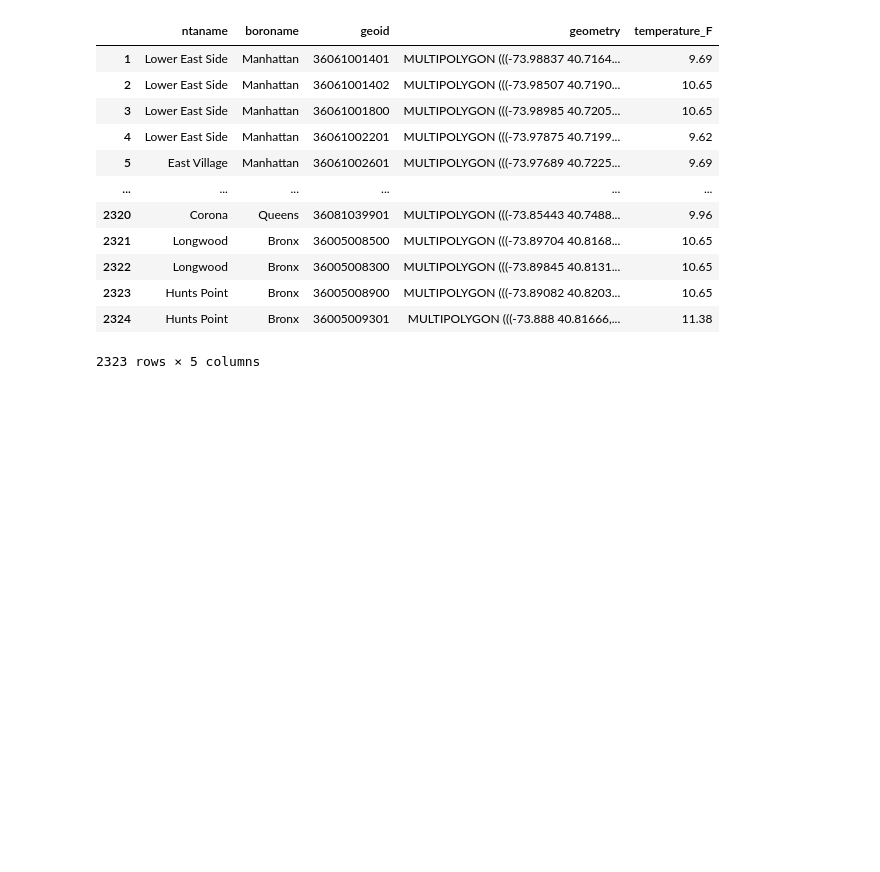
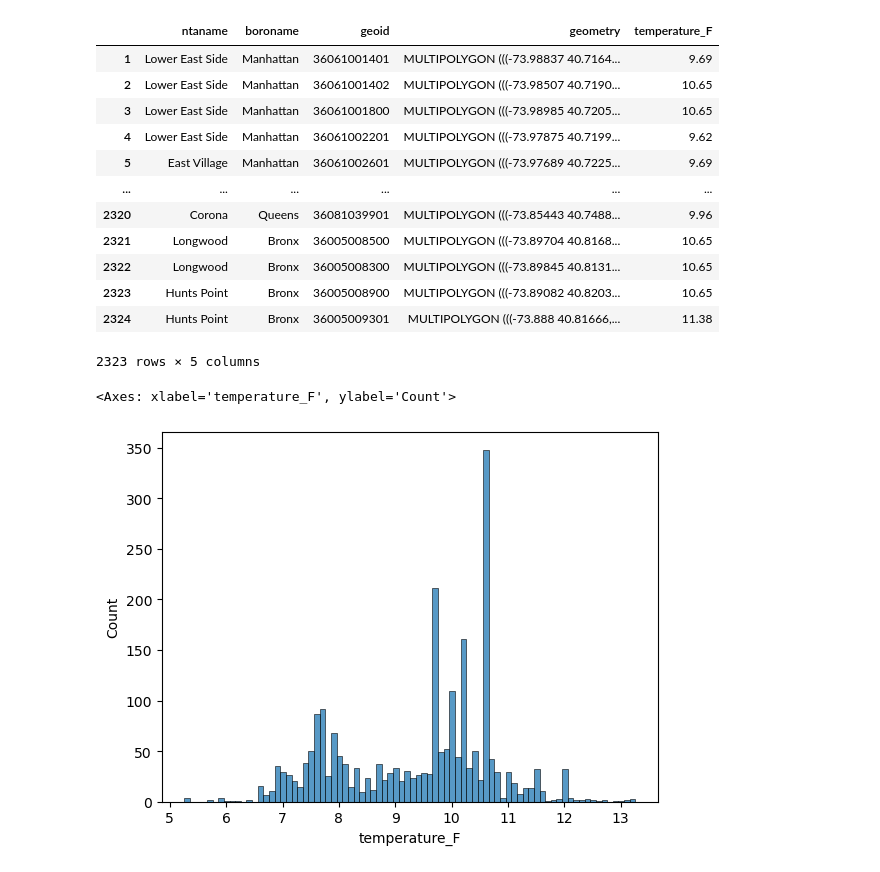
Before and after one commit to KharleWu/UHI_NYC, a Jupyter notebook: Code/Data_Processing.ipynb, the cells around one changed output. Saved outputs shown, nothing was run; the diff lists cells and outputs as text; code cells hidden in the pictures; blank space fills up the shorter version.

```diff
--- a/Code/Data_Processing.ipynb
+++ b/Code/Data_Processing.ipynb
@@ -139,0 +140,5 @@ gdf_merged.to_file("UHI_Index.geojson", driver="GeoJSON")
+# %%
+sns.histplot(gdf_merged['temperature_F'], binwidth=0.1)
+# %% [output]
+<Axes: xlabel='temperature_F', ylabel='Count'>
+[figure, added]
```
Also changed, not shown: parts of 6 cells of this notebook, 1 other file.
